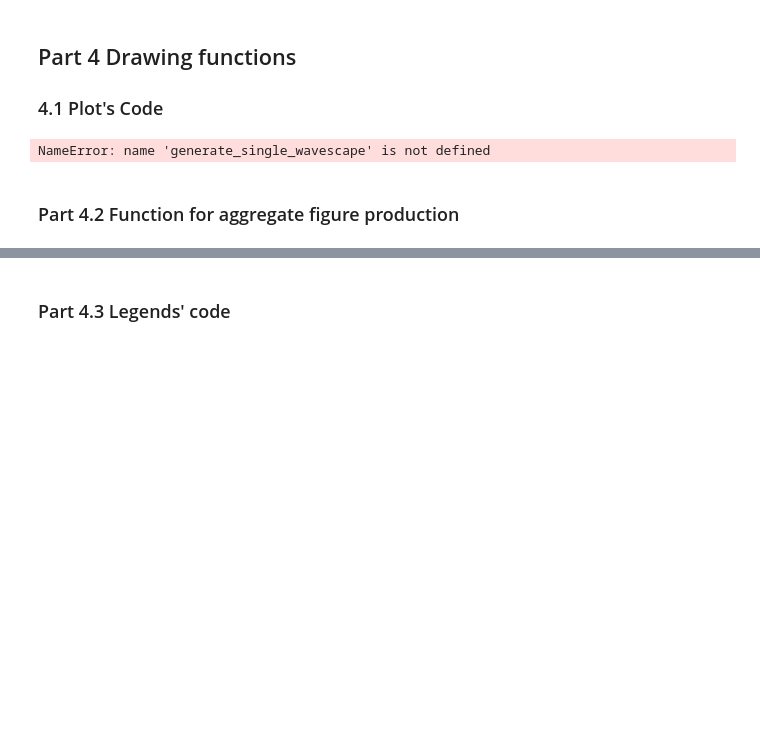
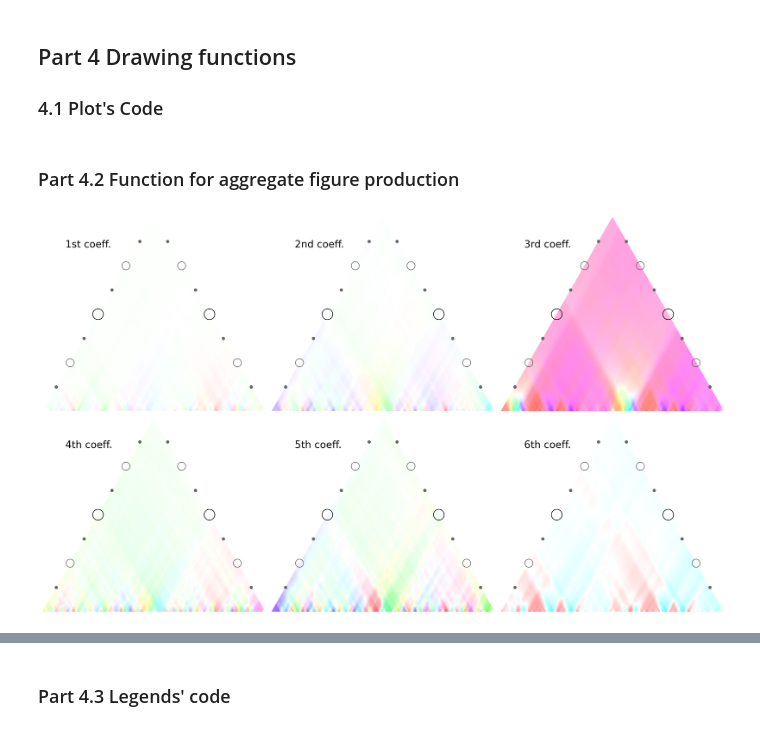
Before and after one commit to DCMLab/wavescapes, a Jupyter notebook: refactoring.ipynb, the cells around one changed output, grey strips where cells are left out. Drawn from its saved outputs; the diff is of its cells as text; code cells hidden in the pictures; blank space fills up the shorter version.

```diff
--- a/refactoring.ipynb
+++ b/refactoring.ipynb
@@ -17,12 +17,13 @@ import matplotlib as mpl
 import matplotlib.pyplot as plt
 from matplotlib.patches import Polygon, Circle
 from matplotlib.ticker import MultipleLocator, IndexLocator,FuncFormatter
+from madmom.audio import chroma
+
 
 #all part of the python standard library
 import tempfile
 import math
 import os
-
 
 test_midi_folder = 'midiFiles/'
 test_xml_folder = 'xmlFiles/'
@@ -33,6 +34,12 @@ bach_prelude_hc_audio = test_audio_folder + 'bach_prelude_hapsichord.ogg'
 
 giant_steps_midi = test_midi_folder + 'giant_steps_first_chorus.mid'
 giant_steps_audio = test_audio_folder + 'giant_steps_first_chorus.wav'
+
+fs_midi = test_midi_folder + 'Faust_Symphony_mov1.mid'
+fs_audio = test_audio_folder + 'faust_symphony_intro.aifc'
+
+chopin_midi = test_midi_folder + 'chopin-prelude-op28-2.mid'
+chopin_audio = test_audio_folder + 'chopin_krissin.wav'
 # %% [markdown]
 ### Part 0.2: Test functions
 # %%
@@ -444,0 +411,13 @@ midi_vs_audio_comparison(bach_prelude_midi, bach_prelude_hc_audio, 1, 0.5, 5)
+# %%
+#TODO: write down unit tests for this function
+
+C = [1,0,0,0,0,0,0,0,0,0,0,0]
+D = [0,0,1,0,0,0,0,0,0,0,0,0]
+E = [0,0,0,0,1,0,0,0,0,0,0,0]
+F = [0,0,0,0,0,0,1,0,0,0,0,0]
+G = [0,0,0,0,0,0,0,1,0,0,0,0]
+A = [0,0,0,0,0,0,0,0,0,1,0,0]
+
+hexachord = np.array([C, D, E, F, G, A])
+
+reframe_pc_mat(hexachord, 4)
@@ -1363,15 +1356,11 @@ class Wavescape(object):
         ax.set_ylim(bottom=bb_b, top=bb_t)
         ax.set_xlim(left=bb_l, right=bb_r)
         plt.tight_layout()
-# %%
-generate_single_wavescape(bach_prelude_midi, 5, pixel_width=700, aw_size=1, tick_ratio=8, start_offset=7, subparts_highlighted=[[1,4]])
-# %% [output]
-NameError: name 'generate_single_wavescape' is not defined
 # %% [markdown]
 ### Part 4.2 Function for aggregate figure production
 # %%
 def generate_single_wavescape(filepath, coefficient, pixel_width, save_label=None,\
-                            aw_size=1, remove_percussions=True, trim_extremities=True,\
+                            aw_size=1, remove_percussions=False, deep_chroma=False, trim_extremities=True,\
                             dpi=96, drawing_primitive=Wavescape.RHOMBUS_STR,\
                             tick_ratio=0, start_offset=0,\
                             plot_indicators=True, add_line=False, subparts_highlighted=None):
@@ -1407,7 +1396,11 @@ def generate_single_wavescape(filepath, coefficient, pixel_width, save_label=Non
 
     remove_percussions: boolean, optional
         see the doc of 'produce_pitch_class_matrix_from_filename' for information on this parameter.
-        Default value is True
+        Default value is False
+
+    deep_chroma: boolean, optional
+        see the doc of 'produce_pitch_class_matrix_from_filename' for information on this parameter.
+        Default value is False
 
     trim_extremities: boolean, optional
         see the doc of 'produce_pitch_class_matrix_from_filename' for information on this parameter.
@@ -1443,7 +1436,7 @@ def generate_single_wavescape(filepath, coefficient, pixel_width, save_label=Non
 
     '''
 
-    pc_mat = produce_pitch_class_matrix_from_filename(filepath, aw_size=aw_size, trim_extremities=trim_extremities, remove_percussions=remove_percussions)
+    pc_mat = produce_pitch_class_matrix_from_filename(filepath, aw_size=aw_size, deep_chroma=deep_chroma, trim_extremities=trim_extremities, remove_percussions=remove_percussions)
     fourier_mat = apply_dft_to_pitch_class_matrix(pc_mat, build_utm=True)
     color_mat = complex_utm_to_ws_utm(fourier_mat, coeff=coefficient)
     ws = Wavescape(color_mat, pixel_width=pixel_width, drawing_primitive=drawing_primitive)
@@ -1454,7 +1447,7 @@ def generate_single_wavescape(filepath, coefficient, pixel_width, save_label=Non
 
 #generate all plots in one image
 def generate_all_wavescapes(filepath,individual_width, save_label=None,\
-                            aw_size=1, remove_percussions=True, trim_extremities=True,\
+                            aw_size=1, remove_percussions=False, deep_chroma=False, trim_extremities=True,\
                             dpi=96, drawing_primitive=Wavescape.RHOMBUS_STR,\
                             tick_ratio=0, start_offset=0,\
                             plot_indicators=True, add_line=False):
@@ -1497,7 +1490,11 @@ def generate_all_wavescapes(filepath,individual_width, save_label=None,\
 
     remove_percussions: boolean, optional
         see the doc of 'produce_pitch_class_matrix_from_filename' for information on this parameter.
-        Default value is True
+        Default value is False
+
+    deep_chroma: boolean, optional
+        see the doc of 'produce_pitch_class_matrix_from_filename' for information on this parameter.
+        Default value is False
 
     trim_extremities: boolean, optional
         see the doc of 'produce_pitch_class_matrix_from_filename' for information on this parameter.
@@ -1529,7 +1526,7 @@ def generate_all_wavescapes(filepath,individual_width, save_label=None,\
 
     '''
 
-    pc_mat = produce_pitch_class_matrix_from_filename(filepath, aw_size=aw_size)
+    pc_mat = produce_pitch_class_matrix_from_filename(filepath, aw_size=aw_size, remove_percussions=remove_percussions, trim_extremities=trim_extremities, deep_chroma=deep_chroma)
     fourier_mat = apply_dft_to_pitch_class_matrix(pc_mat)
 
     total_width = (3.1*individual_width)/dpi
@@ -1555,0 +1551,4 @@ generate_all_wavescapes(bach_prelude_midi, 500)
+# %%
+generate_all_wavescapes(fs_audio, 500, aw_size=1, deep_chroma=True)
+# %% [output]
+[figure, added]
```
Also changed, not shown: parts of 9 cells of this notebook, 1 other file.
